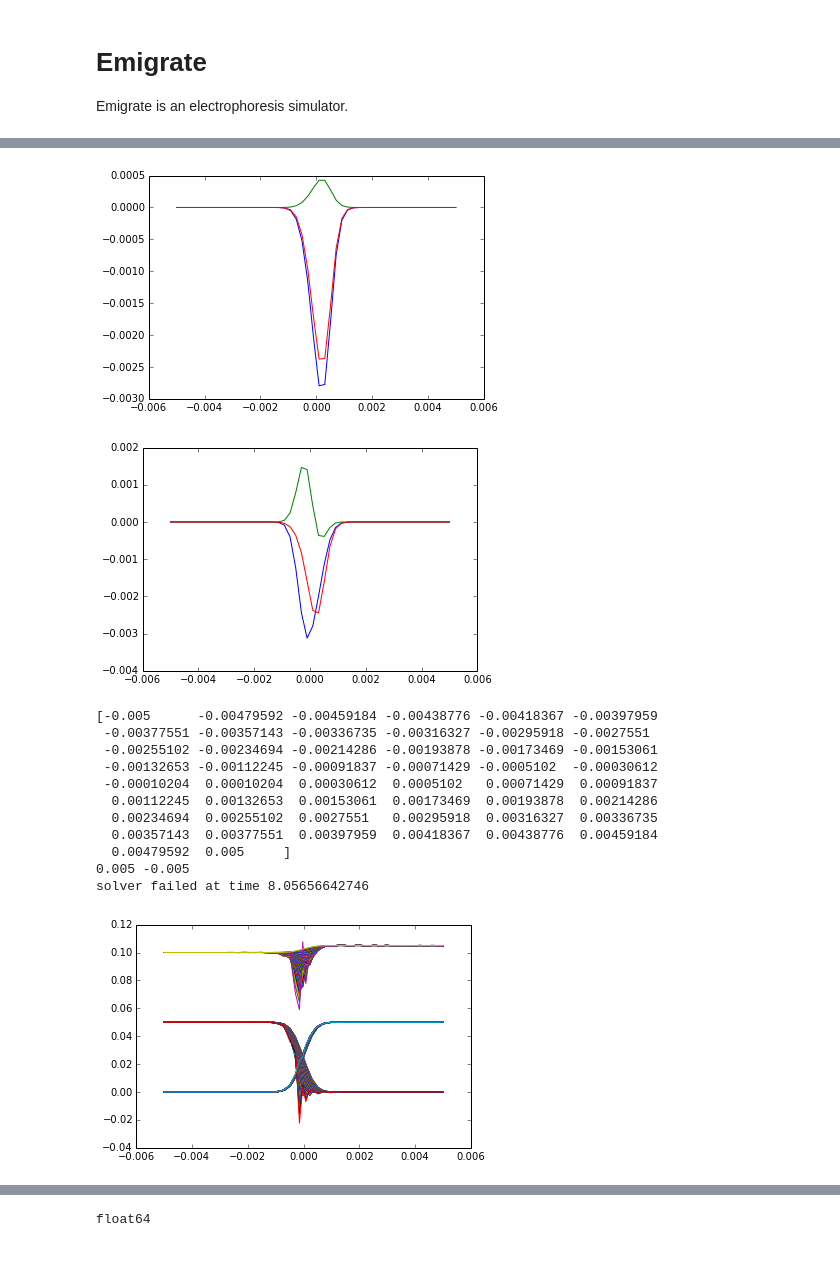
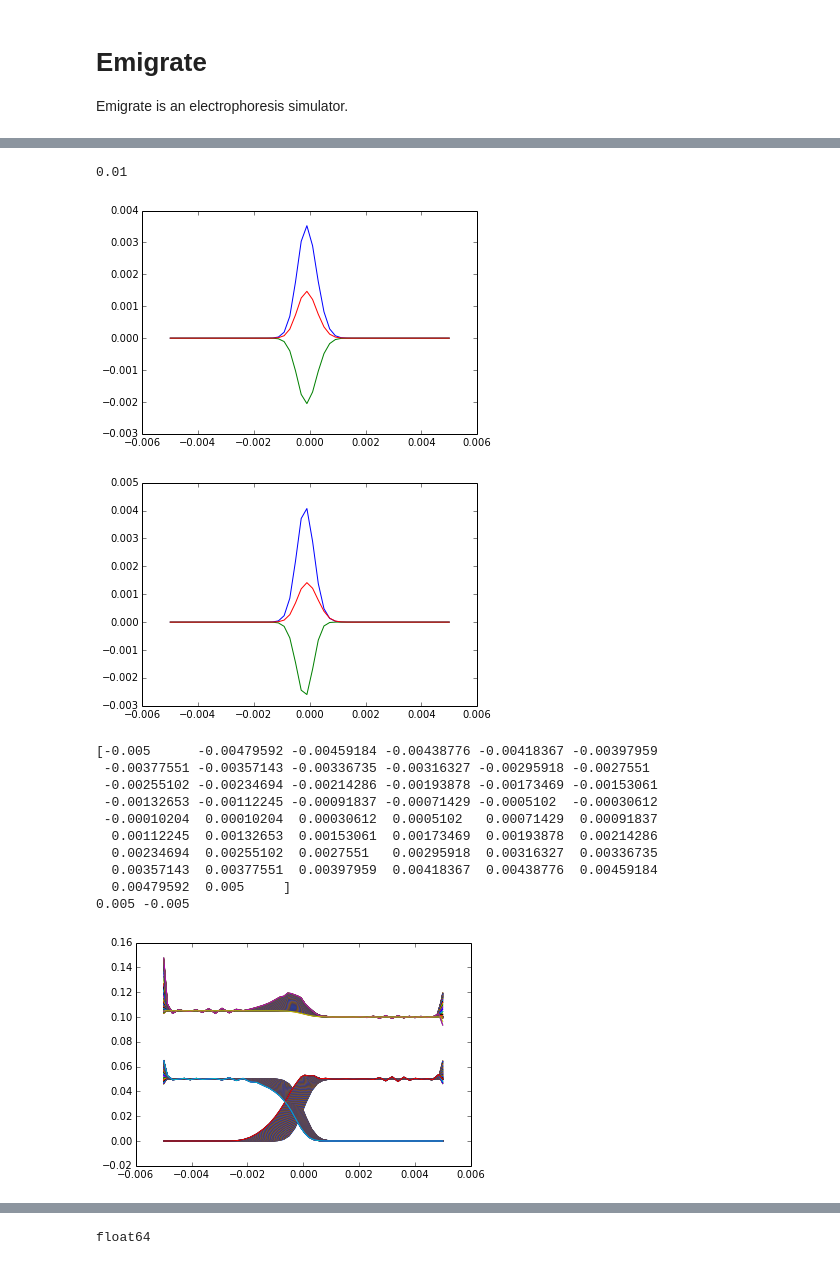
Before and after one commit to lewisamarshall/emigrate, a Jupyter notebook: Tutorial.ipynb, the cells around one changed output, grey strips where cells are left out. Saved outputs shown, nothing was run; the diff lists cells and outputs as text; code cells hidden in the pictures.

```diff
--- a/Tutorial.ipynb
+++ b/Tutorial.ipynb
@@ -10,10 +10,10 @@ import cProfile
 # %%
 tris = ionize.load_ion('tris')
 
-solutions = [ionize.Solution(['hepes', tris], [.05, .105]),
+solutions = [ionize.Solution(['caproic acid', tris], [.05, .105]),
                  ionize.Solution(['hydrochloric acid', tris], [.05, .1])
                  ]
-solutions.reverse()
+# solutions.reverse()
 system = emigrate.Constructor(domain_length=0.01,
                          nodes=50,
                          interface_length=.0005,
@@ -29,5 +29,7 @@ show()
 # %%
 solver = emigrate.Migrate(system)
+# %% [output]
+0.01
 # %%
 solver.set_derivatives()
 solver.adaptive_grid = False
@@ -41,43 +43,42 @@ for i in range(3):
     plot(system.domain, solver.flux()[i,:])
 show()
 # %% [output]
-[figure, old version]
+[figure, new version]
-[figure, old version]
+[figure, new version]
 # %%
 solver.adaptive_grid = True
 print solver.z
 print np.max(solver.x), np.min(solver.x)
 tmax = 15
 # cProfile.run("solver.solve(t, method='rk45')")
-solver.solve(tmax, dt=.1, method='rk8')
+solver.solve(tmax, dt=.1, method='rk45')
 for my_sol in solver.solution:
         x = my_sol[1]
         conc = my_sol[2]
 #         plot(solver.x, solver.second_derivative(solver.z))
 #         print np.max(solver.x), np.min(solver.x)
 #         print solver.x
         for sub_sol in conc:
             pass
 #             plot(solver.z, x)
 #             plot(solver.z, x, '.')
             plot(x, sub_sol, '-')
 plot(solver.z, solver.initial_concentrations[2,:])
 # xlim(-.04, .04)
 # ylim(0, .2)
 show()
 # %% [output]
 [-0.005      -0.00479592 -0.00459184 -0.00438776 -0.00418367 -0.00397959
  -0.00377551 -0.00357143 -0.00336735 -0.00316327 -0.00295918 -0.0027551
  -0.00255102 -0.00234694 -0.00214286 -0.00193878 -0.00173469 -0.00153061
  -0.00132653 -0.00112245 -0.00091837 -0.00071429 -0.0005102  -0.00030612
  -0.00010204  0.00010204  0.00030612  0.0005102   0.00071429  0.00091837
   0.00112245  0.00132653  0.00153061  0.00173469  0.00193878  0.00214286
   0.00234694  0.00255102  0.0027551   0.00295918  0.00316327  0.00336735
   0.00357143  0.00377551  0.00397959  0.00418367  0.00438776  0.00459184
   0.00479592  0.005     ]
 0.005 -0.005
-solver failed at time 8.05656642746
-[figure, old version]
+[figure, new version]
 # %%
 for sol in solver.solution:
     plot(solver.z, sol[1])
```
Also changed, not shown: parts of 6 cells of this notebook, 1 other file.
